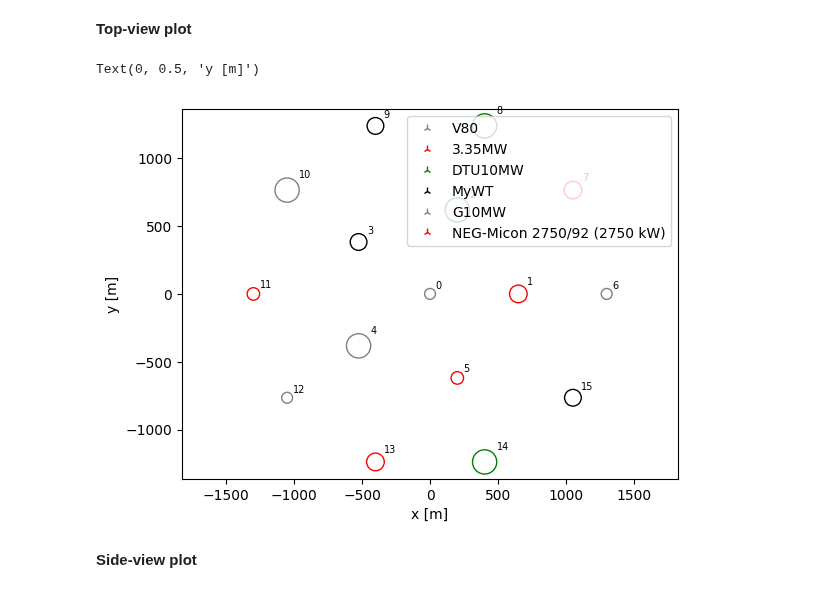
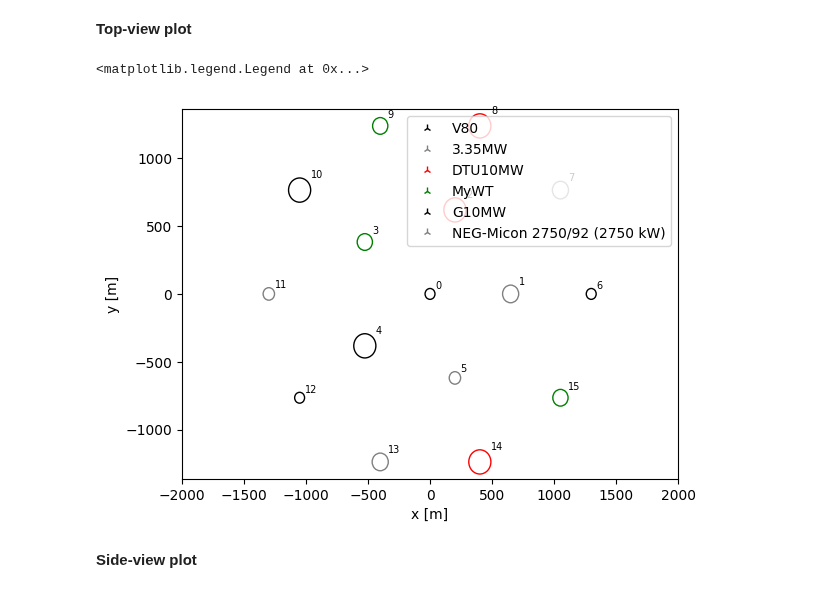
Before and after one commit to DTUWindEnergy/PyWake, a Jupyter notebook: docs/notebooks/WindTurbines.ipynb, the cells around one changed output. Cells and saved outputs as stored; diff of their text form; code cells hidden in the pictures.

```diff
--- a/docs/notebooks/WindTurbines.ipynb
+++ b/docs/notebooks/WindTurbines.ipynb
@@ -369,18 +369,18 @@ plt.legend()
 # %% [markdown]
 **Top-view plot**
 # %%
-from py_wake.examples.data.hornsrev1 import Hornsrev1Site
-
 s = IEA37Site(16)
 x,y = s.initial_position.T
 
 plt.figure()
-wts.plot(x,y,type=np.arange(len(x))%len(types))
+wts.plot_xy(x,y,types=np.arange(len(x))%len(types))
+plt.xlim(-2000,2000)
 plt.xlabel('x [m]')
 plt.ylabel('y [m]')
+plt.legend()
 # %% [output]
-Text(0, 0.5, 'y [m]')
+<matplotlib.legend.Legend at 0x...>
-[figure, old version]
+[figure, new version]
 # %% [markdown]
 **Side-view plot**
 # %%
```
Also changed, not shown: parts of 2 cells of this notebook, 47 other files.
